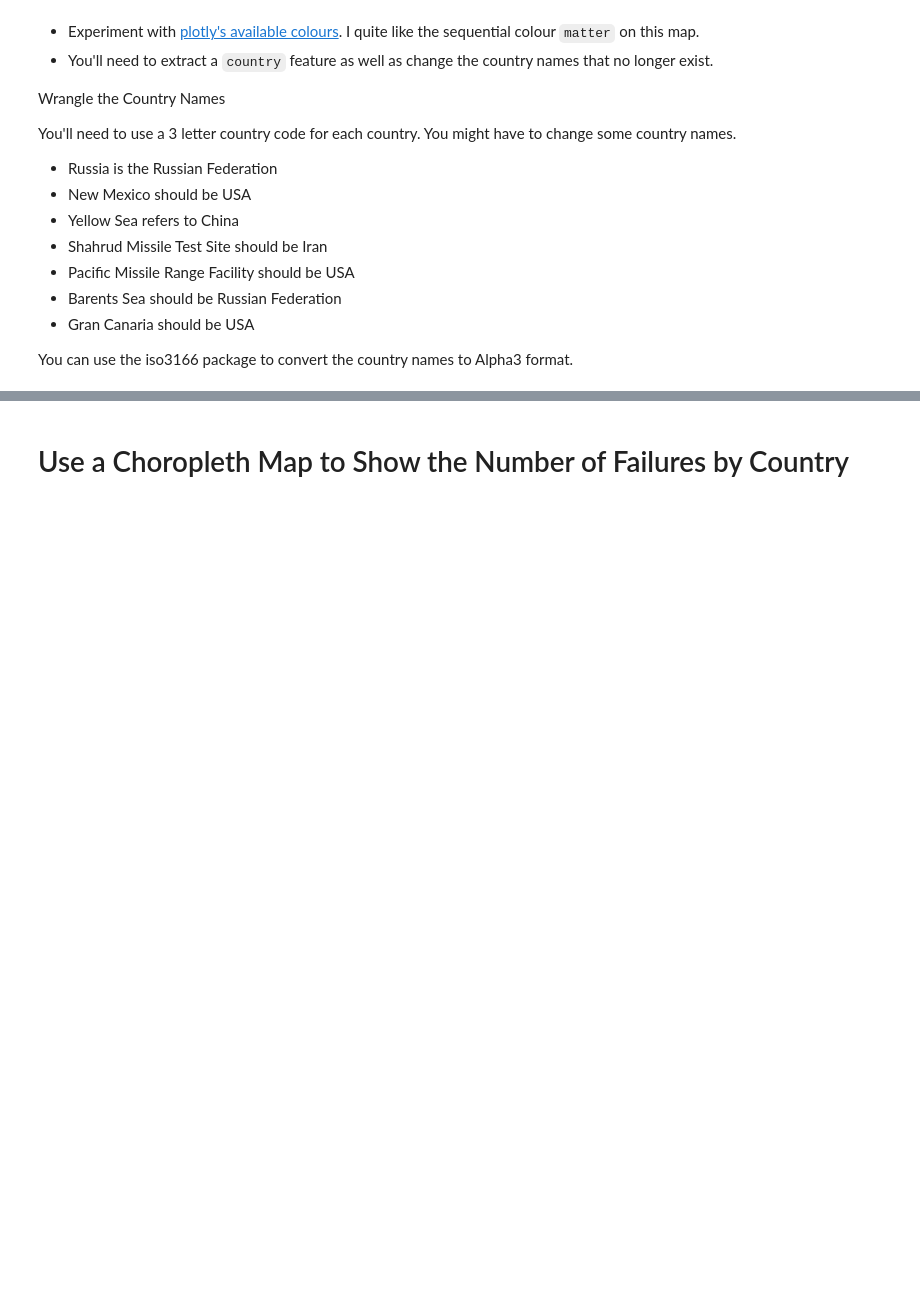
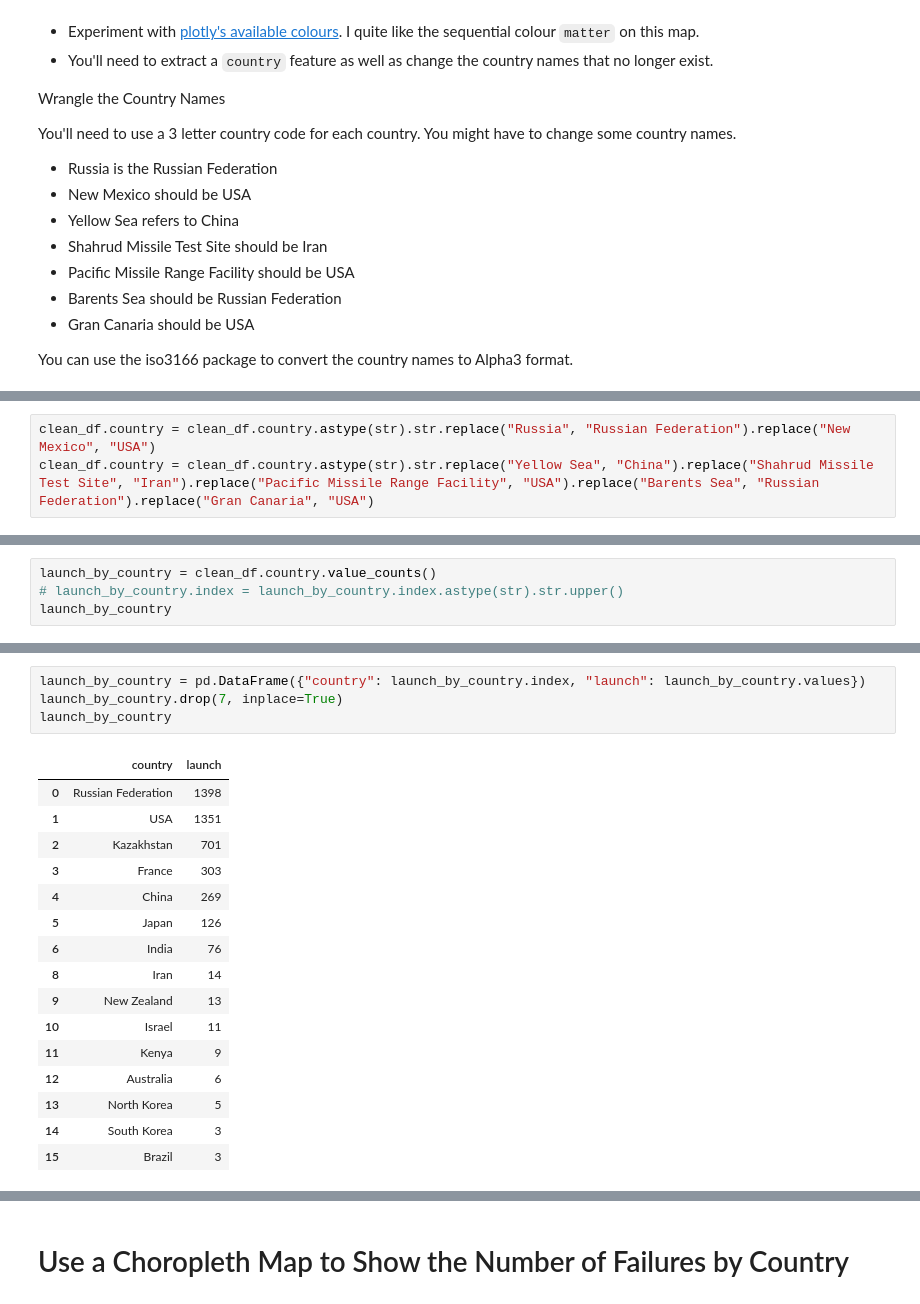
Before and after one commit to nkp1111/python-projects, a Jupyter notebook: 18.analyse_and_visualise_the_space_race/Space_Missions_Analysis_(start).ipynb, the cells around one changed output, grey strips where cells are left out. Saved outputs shown, nothing was run; the diff lists cells and outputs as text; blank space fills up the shorter version.

```diff
--- a/18.analyse_and_visualise_the_space_race/Space_Missions_Analysis_(start).ipynb
+++ b/18.analyse_and_visualise_the_space_race/Space_Missions_Analysis_(start).ipynb
@@ -236,0 +346,3 @@ You can use the iso3166 package to convert the country names to Alpha3 format.
+# %%
+clean_df.country = clean_df.country.astype(str).str.replace("Russia", "Russian Federation").replace("New Mexico", "USA")
+clean_df.country = clean_df.country.astype(str).str.replace("Yellow Sea", "China").replace("Shahrud Missile Test Site", "Iran").replace("Pacific Missile Range Facility", "USA").replace("Barents Sea", "Russian Federation").replace("Gran Canaria", "USA")
@@ -236,0 +353,4 @@ You can use the iso3166 package to convert the country names to Alpha3 format.
+# %%
+launch_by_country = clean_df.country.value_counts()
+# launch_by_country.index = launch_by_country.index.astype(str).str.upper()
+launch_by_country
@@ -236,0 +382,21 @@ You can use the iso3166 package to convert the country names to Alpha3 format.
+# %%
+launch_by_country = pd.DataFrame({"country": launch_by_country.index, "launch": launch_by_country.values})
+launch_by_country.drop(7, inplace=True)
+launch_by_country
+# %% [output]
+|  | country | launch |
+| 0 | Russian Federation | 1398 |
+| 1 | USA | 1351 |
+| 2 | Kazakhstan | 701 |
+| 3 | France | 303 |
+| 4 | China | 269 |
+| 5 | Japan | 126 |
+| 6 | India | 76 |
+| 8 | Iran | 14 |
+| 9 | New Zealand | 13 |
+| 10 | Israel | 11 |
+| 11 | Kenya | 9 |
+| 12 | Australia | 6 |
+| 13 | North Korea | 5 |
+| 14 | South Korea | 3 |
+| 15 | Brazil | 3 |
```
Also changed, not shown: parts of 31 cells of this notebook.
